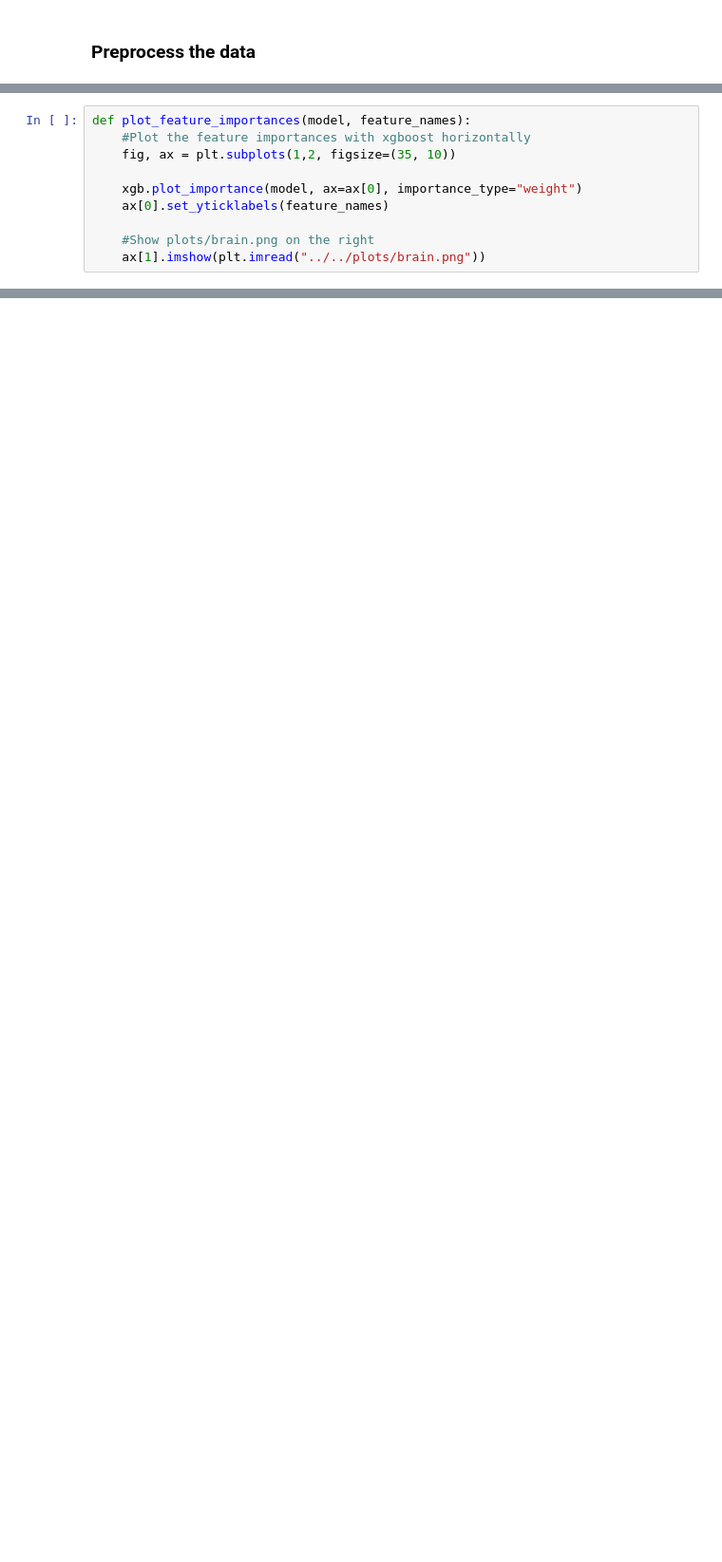
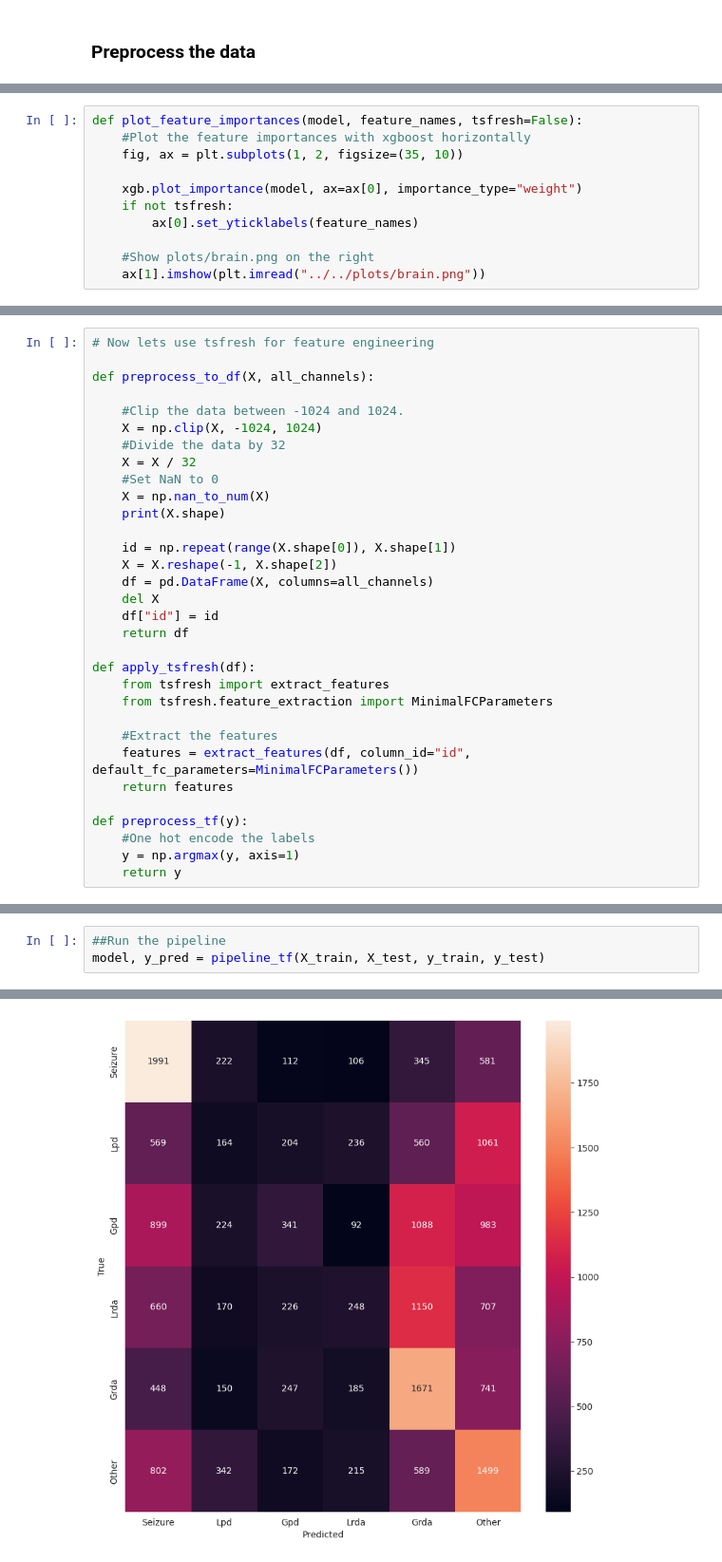
Before and after one commit to TeamEpochGithub/iv-q3-harmful-brain-activity, a Jupyter notebook: notebooks/feature_engineering/try_features.ipynb, the cells around one changed output, grey strips where cells are left out. Shown: that part at 95% size. Cells and saved outputs as stored; diff of their text form; blank space fills up the shorter version.

```diff
--- a/notebooks/feature_engineering/try_features.ipynb
+++ b/notebooks/feature_engineering/try_features.ipynb
@@ -204,12 +215,13 @@ def plot_confusion_matrix(y_test, y_pred):
     ax.set_yticklabels(["Seizure", "Lpd", "Gpd", "Lrda", "Grda", "Other"])
     plt.show()
 # %%
-def plot_feature_importances(model, feature_names):
+def plot_feature_importances(model, feature_names, tsfresh=False):
     #Plot the feature importances with xgboost horizontally
-    fig, ax = plt.subplots(1,2, figsize=(35, 10))
+    fig, ax = plt.subplots(1, 2, figsize=(35, 10))
 
     xgb.plot_importance(model, ax=ax[0], importance_type="weight")
-    ax[0].set_yticklabels(feature_names)
+    if not tsfresh:
+        ax[0].set_yticklabels(feature_names)
 
     #Show plots/brain.png on the right
     ax[1].imshow(plt.imread("../../plots/brain.png"))
@@ -279 +268,33 @@ Classification accuracy:  0.319988
+# %%
+# Now lets use tsfresh for feature engineering
+
+def preprocess_to_df(X, all_channels):
+
+    #Clip the data between -1024 and 1024.
+    X = np.clip(X, -1024, 1024)
+    #Divide the data by 32
+    X = X / 32
+    #Set NaN to 0
+    X = np.nan_to_num(X)
+    print(X.shape)
+
+    id = np.repeat(range(X.shape[0]), X.shape[1])
+    X = X.reshape(-1, X.shape[2])
+    df = pd.DataFrame(X, columns=all_channels)
+    del X
+    df["id"] = id
+    return df
+
+def apply_tsfresh(df):
+    from tsfresh import extract_features
+    from tsfresh.feature_extraction import MinimalFCParameters
+
+    #Extract the features
+    features = extract_features(df, column_id="id", default_fc_parameters=MinimalFCParameters())
+    return features
+
+def preprocess_tf(y):
+    #One hot encode the labels
+    y = np.argmax(y, axis=1)
+    return y
 # %%
@@ -301,0 +356,4 @@ list(X.eeg[list(X.eeg.keys())[0]].columns)
+# %%
+##Run the pipeline
+model, y_pred = pipeline_tf(X_train, X_test, y_train, y_test)
+# %% [output]
@@ -301,0 +379 @@ list(X.eeg[list(X.eeg.keys())[0]].columns)
+[figure, added]
```
Also changed, not shown: parts of 8 cells of this notebook, 3 other files.
